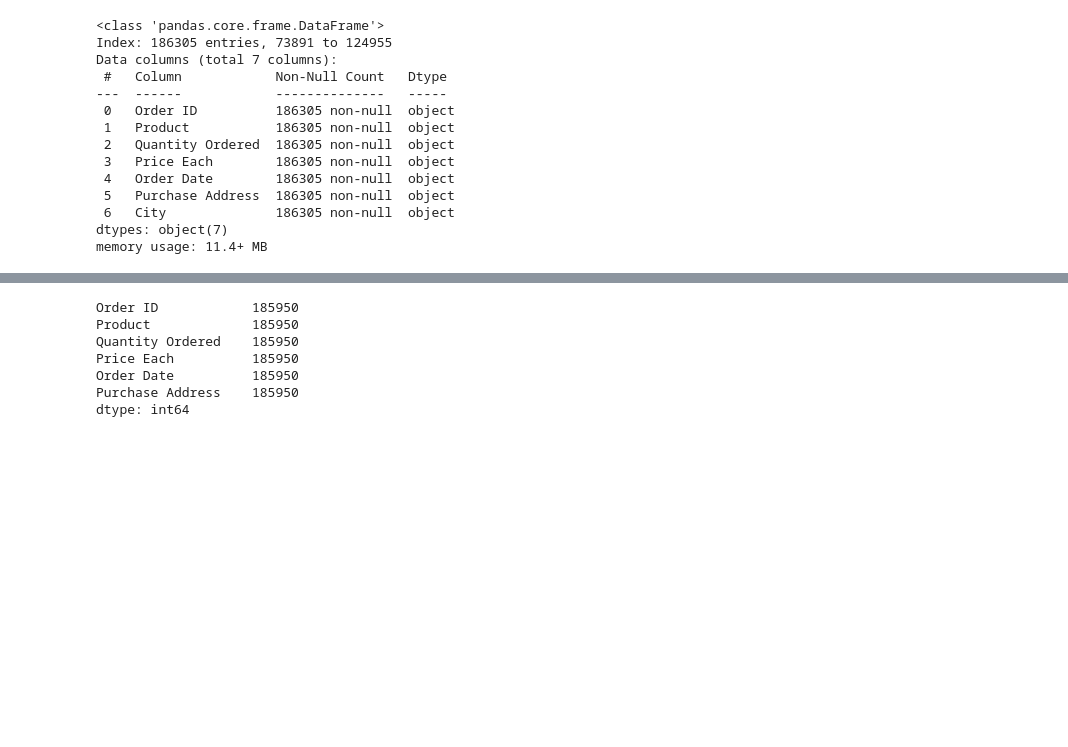
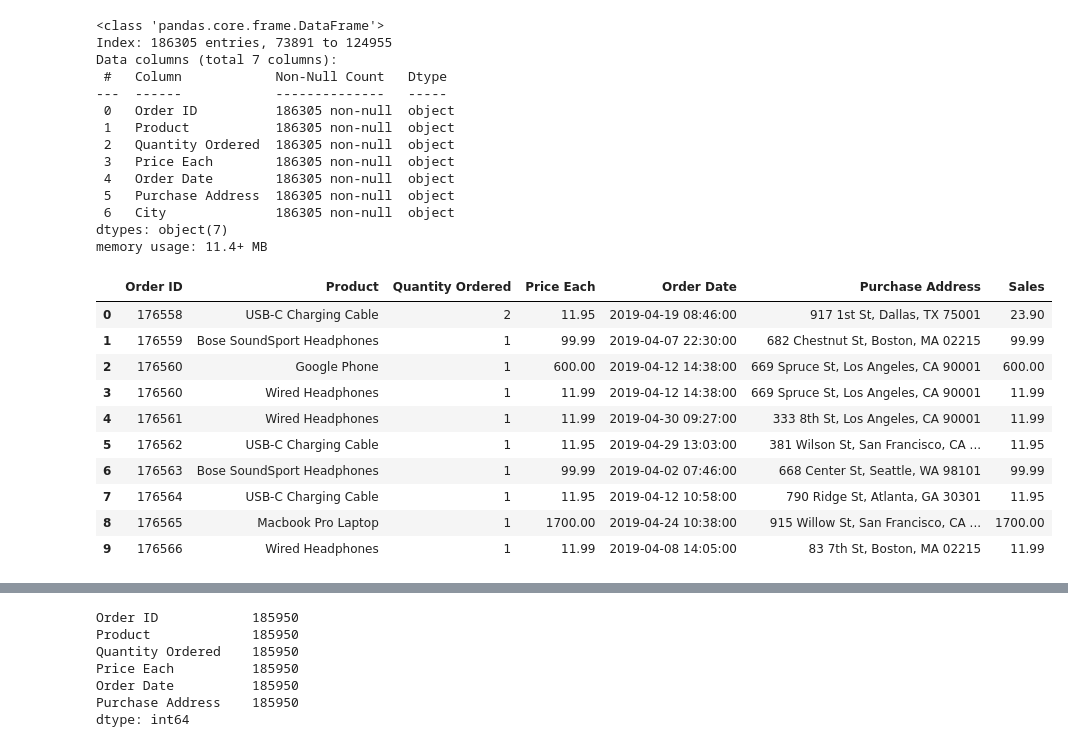
Before and after one commit to guilhermem0101/ml-book-exemplos, a Jupyter notebook: previsao_vendas.ipynb, the cells around one changed output, grey strips where cells are left out. Cells and saved outputs as stored; diff of their text form; code cells hidden in the pictures; blank space fills up the shorter version.

```diff
--- a/previsao_vendas.ipynb
+++ b/previsao_vendas.ipynb
@@ -300,3 +308,19 @@ Data columns (total 7 columns):
  6   City              186305 non-null  object
 dtypes: object(7)
 memory usage: 11.4+ MB
+# %%
+url = "https://raw.githubusercontent.com/guilhermem0101/ml-book-exemplos/main/dados_transformados.csv"
+df = pd.read_csv(url)
+df.head(10)
+# %% [output]
+|  | Order ID | Product | Quantity Ordered | Price Each | Order Date | Purchase Address | Sales |
+| 0 | 176558 | USB-C Charging Cable | 2 | 11.95 | 2019-04-19 08:46:00 | 917 1st St, Dallas, TX 75001 | 23.90 |
+| 1 | 176559 | Bose SoundSport Headphones | 1 | 99.99 | 2019-04-07 22:30:00 | 682 Chestnut St, Boston, MA 02215 | 99.99 |
+| 2 | 176560 | Google Phone | 1 | 600.00 | 2019-04-12 14:38:00 | 669 Spruce St, Los Angeles, CA 90001 | 600.00 |
+| 3 | 176560 | Wired Headphones | 1 | 11.99 | 2019-04-12 14:38:00 | 669 Spruce St, Los Angeles, CA 90001 | 11.99 |
+| 4 | 176561 | Wired Headphones | 1 | 11.99 | 2019-04-30 09:27:00 | 333 8th St, Los Angeles, CA 90001 | 11.99 |
+| 5 | 176562 | USB-C Charging Cable | 1 | 11.95 | 2019-04-29 13:03:00 | 381 Wilson St, San Francisco, CA ... | 11.95 |
+| 6 | 176563 | Bose SoundSport Headphones | 1 | 99.99 | 2019-04-02 07:46:00 | 668 Center St, Seattle, WA 98101 | 99.99 |
+| 7 | 176564 | USB-C Charging Cable | 1 | 11.95 | 2019-04-12 10:58:00 | 790 Ridge St, Atlanta, GA 30301 | 11.95 |
+| 8 | 176565 | Macbook Pro Laptop | 1 | 1700.00 | 2019-04-24 10:38:00 | 915 Willow St, San Francisco, CA ... | 1700.00 |
+| 9 | 176566 | Wired Headphones | 1 | 11.99 | 2019-04-08 14:05:00 | 83 7th St, Boston, MA 02215 | 11.99 |
```
Also changed, not shown: parts of 12 cells of this notebook.
